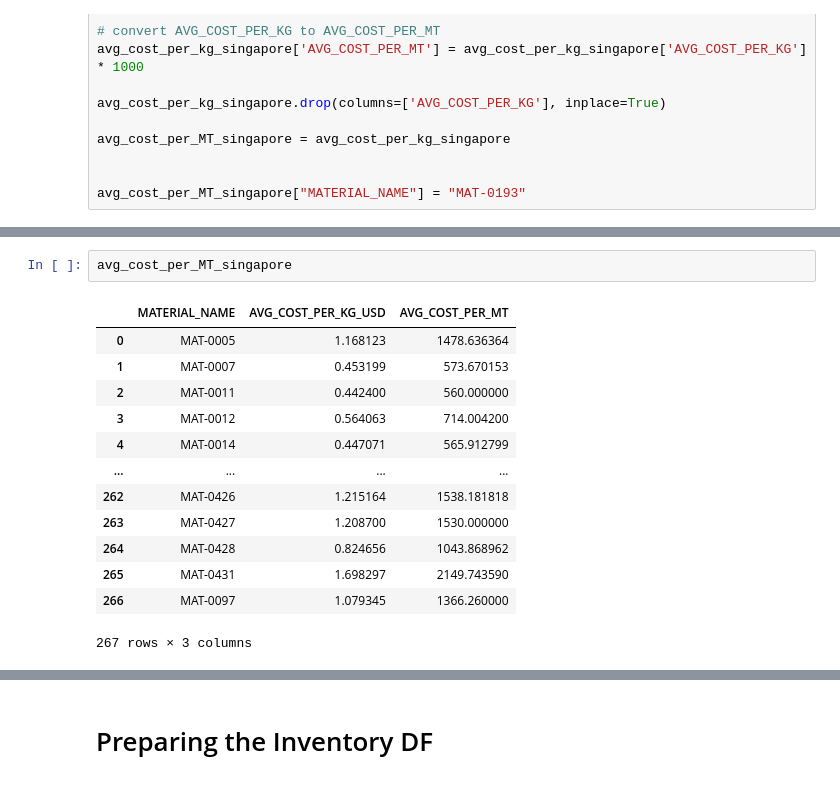
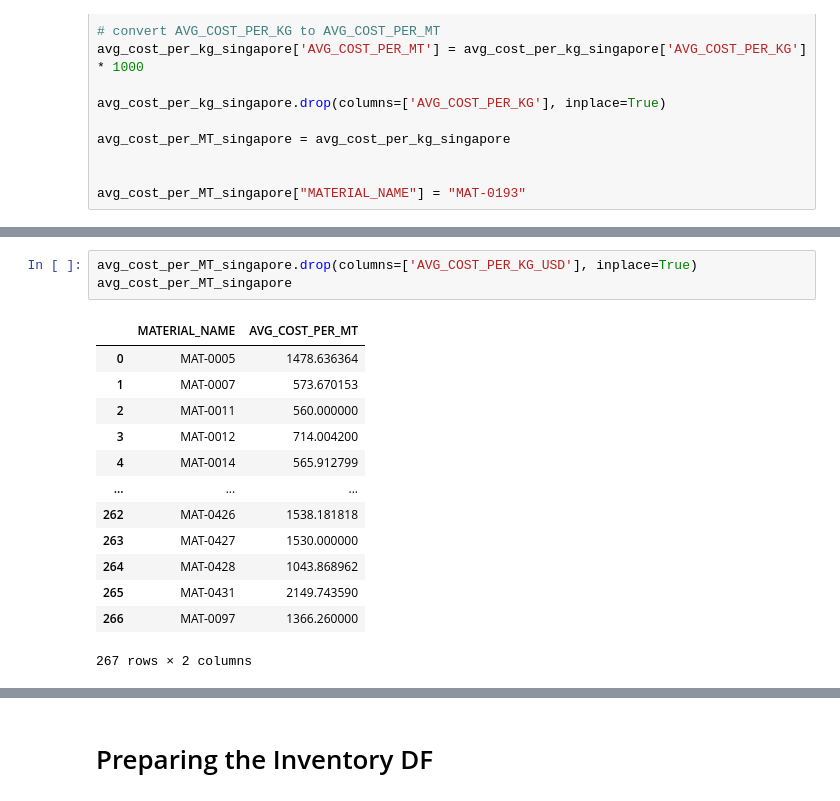
Before and after one commit to peter-parit/em-hackathon-notebooks, a Jupyter notebook: Notebooks/cleaned-deedee-data.ipynb, the cells around one changed output, grey strips where cells are left out. Drawn from its saved outputs; the diff is of its cells as text.

```diff
--- a/Notebooks/cleaned-deedee-data.ipynb
+++ b/Notebooks/cleaned-deedee-data.ipynb
@@ -46,16 +62,17 @@ avg_cost_per_MT_singapore = avg_cost_per_kg_singapore
 # %%
+avg_cost_per_MT_singapore.drop(columns=['AVG_COST_PER_KG_USD'], inplace=True)
 avg_cost_per_MT_singapore
 # %% [output]
-|  | MATERIAL_NAME | AVG_COST_PER_KG_USD | AVG_COST_PER_MT |
-| 0 | MAT-0005 | 1.168123 | 1478.636364 |
-| 1 | MAT-0007 | 0.453199 | 573.670153 |
-| 2 | MAT-0011 | 0.442400 | 560.000000 |
-| 3 | MAT-0012 | 0.564063 | 714.004200 |
-| 4 | MAT-0014 | 0.447071 | 565.912799 |
-| ... | ... | ... | ... |
-| 262 | MAT-0426 | 1.215164 | 1538.181818 |
-| 263 | MAT-0427 | 1.208700 | 1530.000000 |
-| 264 | MAT-0428 | 0.824656 | 1043.868962 |
-| 265 | MAT-0431 | 1.698297 | 2149.743590 |
-| 266 | MAT-0097 | 1.079345 | 1366.260000 |
+|  | MATERIAL_NAME | AVG_COST_PER_MT |
+| 0 | MAT-0005 | 1478.636364 |
+| 1 | MAT-0007 | 573.670153 |
+| 2 | MAT-0011 | 560.000000 |
+| 3 | MAT-0012 | 714.004200 |
+| 4 | MAT-0014 | 565.912799 |
+| ... | ... | ... |
+| 262 | MAT-0426 | 1538.181818 |
+| 263 | MAT-0427 | 1530.000000 |
+| 264 | MAT-0428 | 1043.868962 |
+| 265 | MAT-0431 | 2149.743590 |
+| 266 | MAT-0097 | 1366.260000 |
-267 rows × 3 columns
+267 rows × 2 columns
```
Also changed, not shown: parts of 33 cells of this notebook.
